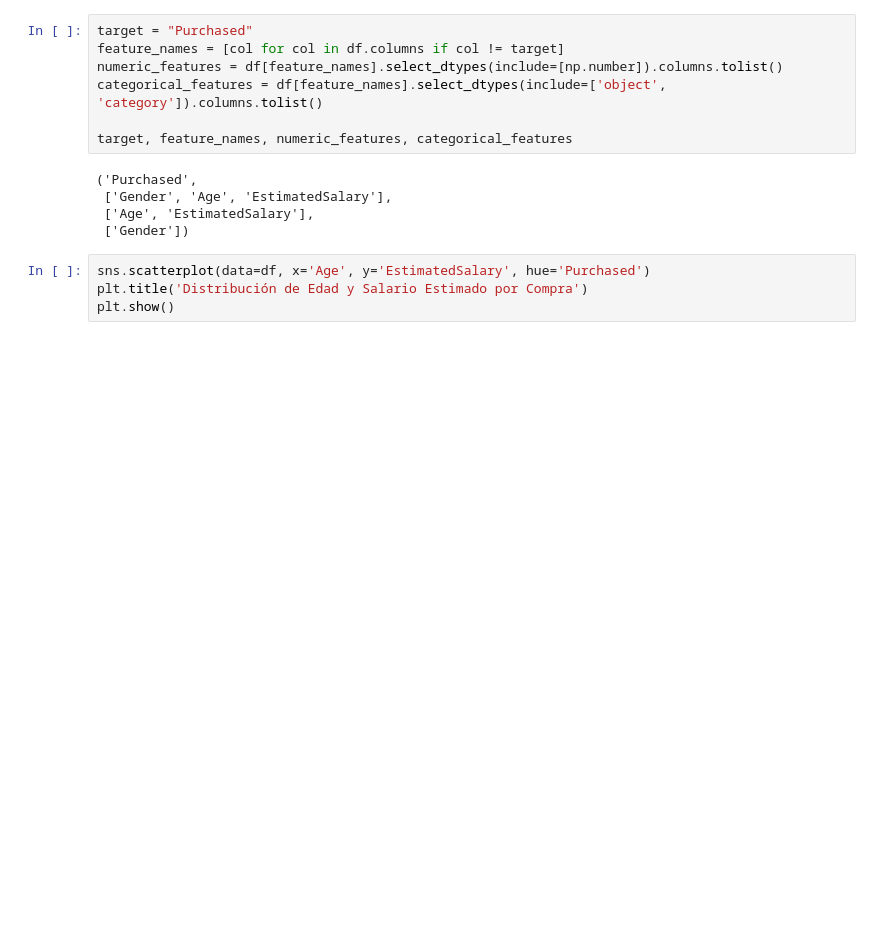
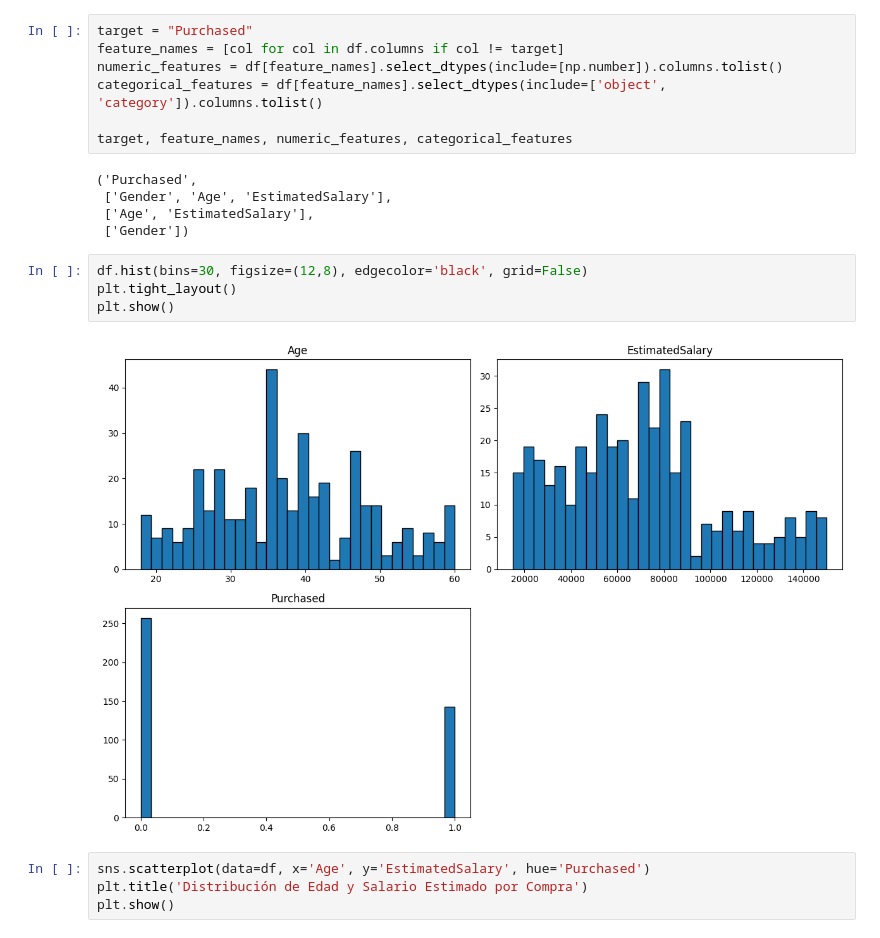
Before and after one commit to comejia/ceia-am, a Jupyter notebook: clase2/ejercicios/social_network.ipynb, the cells around one changed output. Cells and saved outputs as stored; diff of their text form; blank space fills up the shorter version.

```diff
--- a/clase2/ejercicios/social_network.ipynb
+++ b/clase2/ejercicios/social_network.ipynb
@@ -99,6 +99,12 @@ target, feature_names, numeric_features, categorical_features
  ['Gender', 'Age', 'EstimatedSalary'],
  ['Age', 'EstimatedSalary'],
  ['Gender'])
+# %%
+df.hist(bins=30, figsize=(12,8), edgecolor='black', grid=False)
+plt.tight_layout()
+plt.show()
+# %% [output]
+[figure, added]
 # %%
 sns.scatterplot(data=df, x='Age', y='EstimatedSalary', hue='Purchased')
 plt.title('Distribución de Edad y Salario Estimado por Compra')
```
Also changed, not shown: parts of 7 cells of this notebook, 6 other files.
